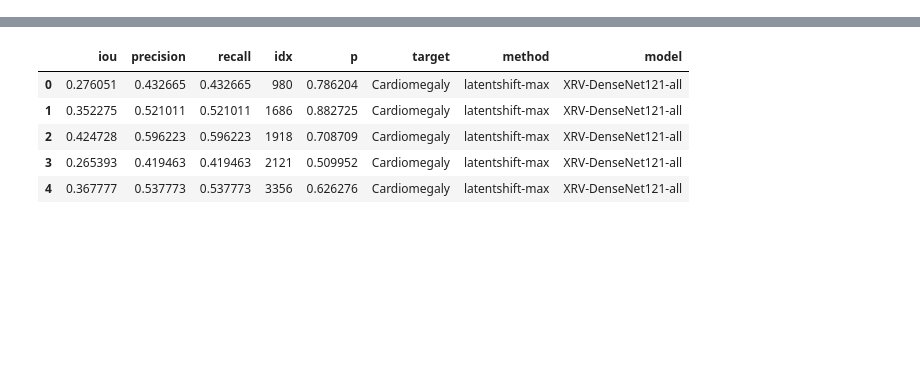
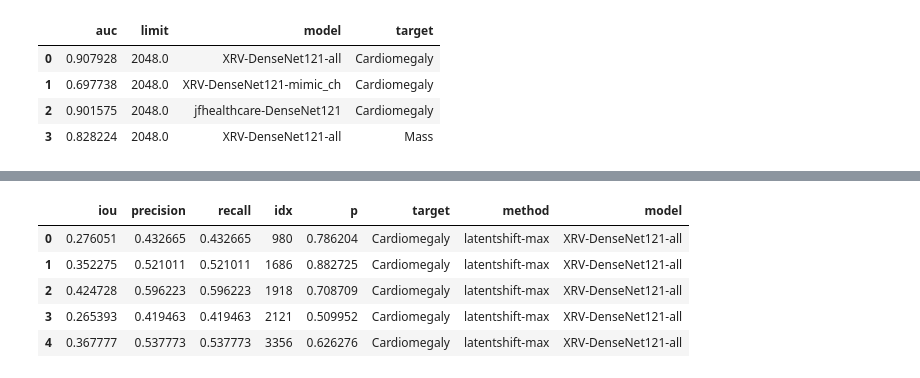
Before and after one commit to mlmed/gifsplanation, a Jupyter notebook: gif-iou-valid-table.ipynb, the cells around one changed output, grey strips where cells are left out. Saved outputs shown, nothing was run; the diff lists cells and outputs as text; code cells hidden in the pictures; blank space fills up the shorter version.

```diff
--- a/gif-iou-valid-table.ipynb
+++ b/gif-iou-valid-table.ipynb
@@ -83,3 +79,11 @@ Pneumothorax jfhealthcare-DenseNet121
+# %%
+perf
+# %% [output]
+|  | auc | limit | model | target |
+| 0 | 0.907928 | 2048.0 | XRV-DenseNet121-all | Cardiomegaly |
+| 1 | 0.697738 | 2048.0 | XRV-DenseNet121-mimic_ch | Cardiomegaly |
+| 2 | 0.901575 | 2048.0 | jfhealthcare-DenseNet121 | Cardiomegaly |
+| 3 | 0.828224 | 2048.0 | XRV-DenseNet121-all | Mass |
 # %%
 pickle.dump(perf, open("perf.pkl", "bw"))
 # %%
```
Also changed, not shown: parts of 9 cells of this notebook, 2 other files.
